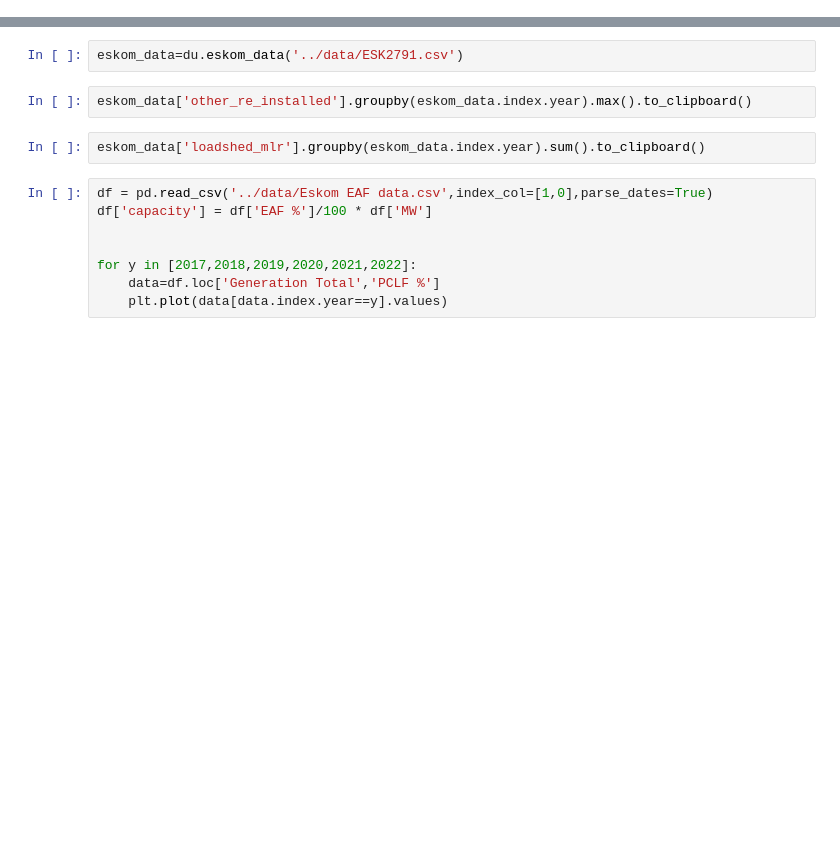
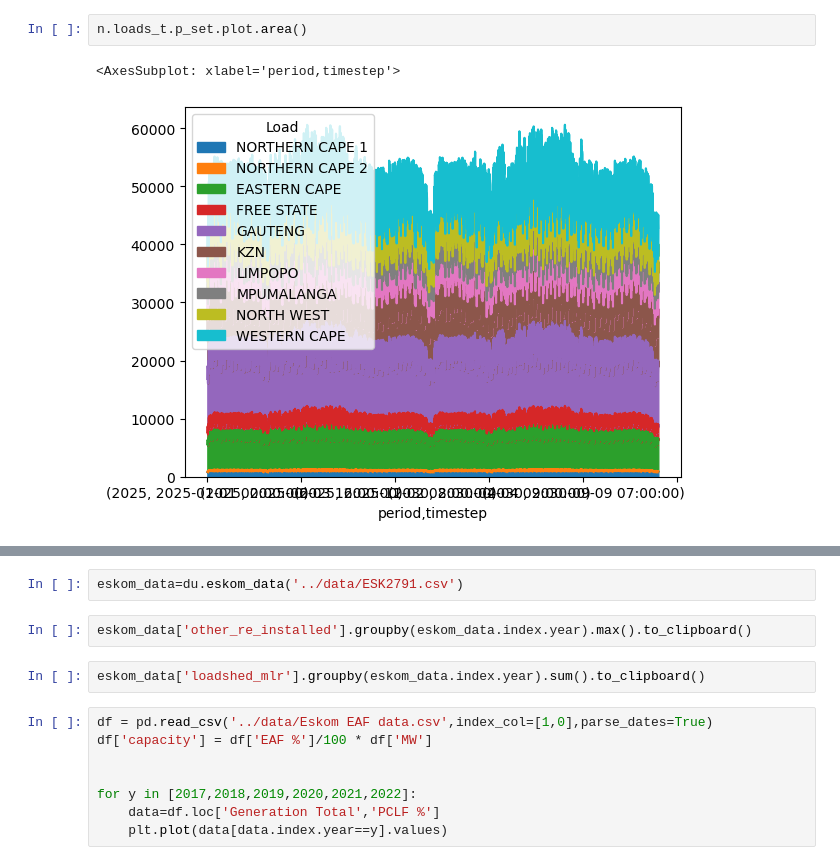
Before and after one commit to PyPSA/pypsa-za, a Jupyter notebook: notebooks/general_playground.ipynb, the cells around one changed output, grey strips where cells are left out. Drawn from its saved outputs; the diff is of its cells as text; blank space fills up the shorter version.

```diff
--- a/notebooks/general_playground.ipynb
+++ b/notebooks/general_playground.ipynb
@@ -11,0 +41,5 @@ import cartopy.crs as ccrs
+# %%
+n.loads_t.p_set.plot.area()
+# %% [output]
+<AxesSubplot: xlabel='period,timestep'>
+[figure, added]
```
Also changed, not shown: parts of 12 cells of this notebook, 12 other files.
